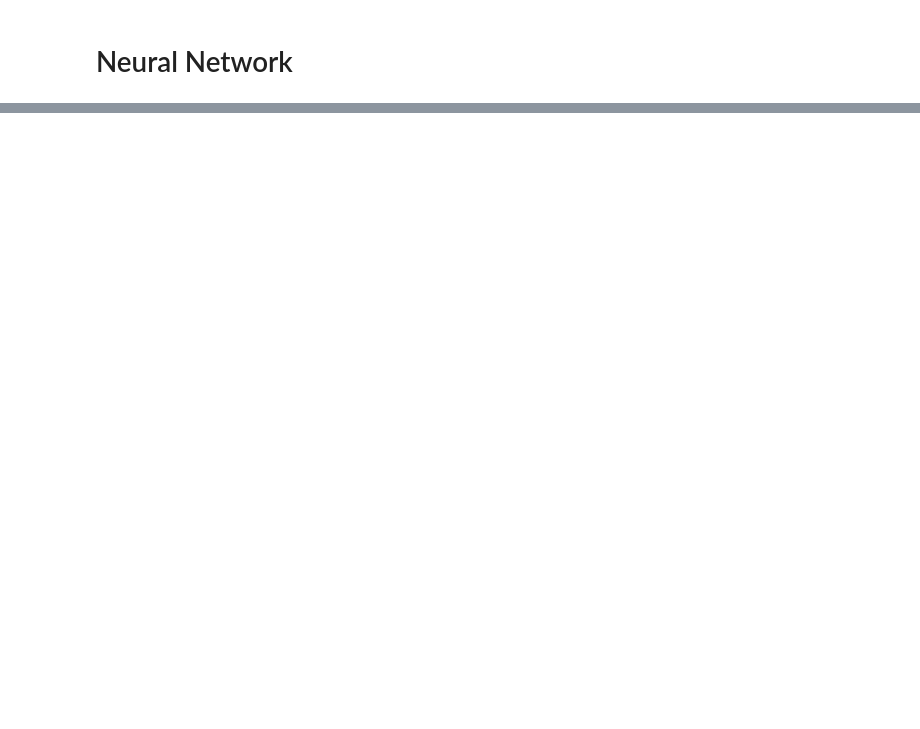
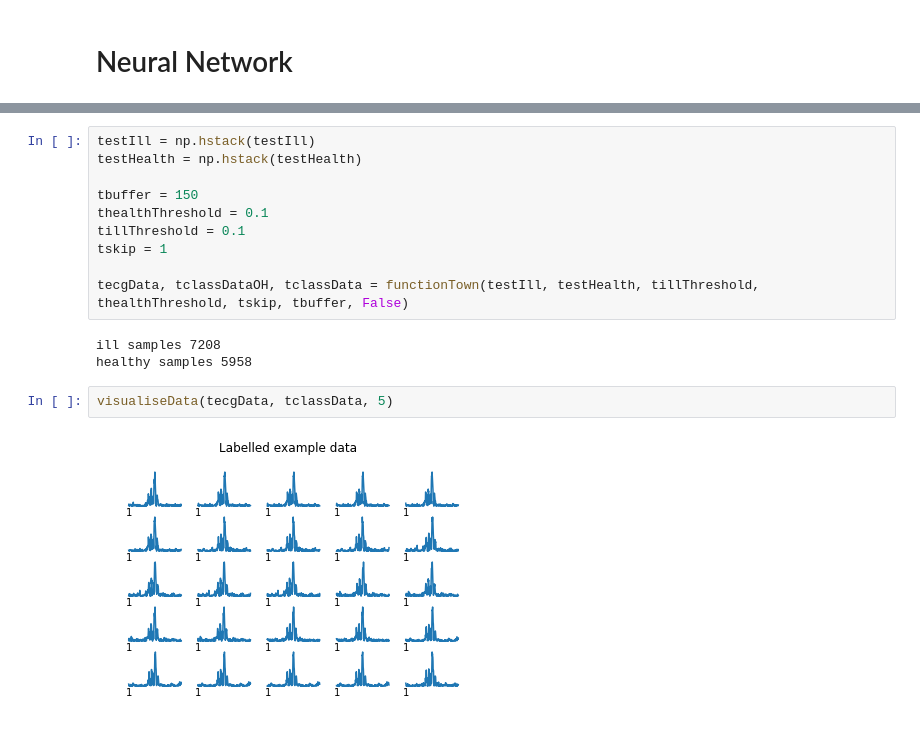
Before and after one commit to Smith42/neuralnet-mcg, a Jupyter notebook: prototypeThree-cleanECG.ipynb, the cells around one changed output, grey strips where cells are left out. Cells and saved outputs as stored; diff of their text form; blank space fills up the shorter version.

```diff
--- a/prototypeThree-cleanECG.ipynb
+++ b/prototypeThree-cleanECG.ipynb
@@ -151,0 +213,17 @@ run0[0]
+# %%
+testIll = np.hstack(testIll)
+testHealth = np.hstack(testHealth)
+
+tbuffer = 150
+thealthThreshold = 0.1
+tillThreshold = 0.1
+tskip = 1
+
+tecgData, tclassDataOH, tclassData = functionTown(testIll, testHealth, tillThreshold, thealthThreshold, tskip, tbuffer, False)
+# %% [output]
+ill samples 7208
+healthy samples 5958
+# %%
+visualiseData(tecgData, tclassData, 5)
+# %% [output]
+[figure, added]
```
Also changed, not shown: parts of 13 cells of this notebook, 33 other files.
